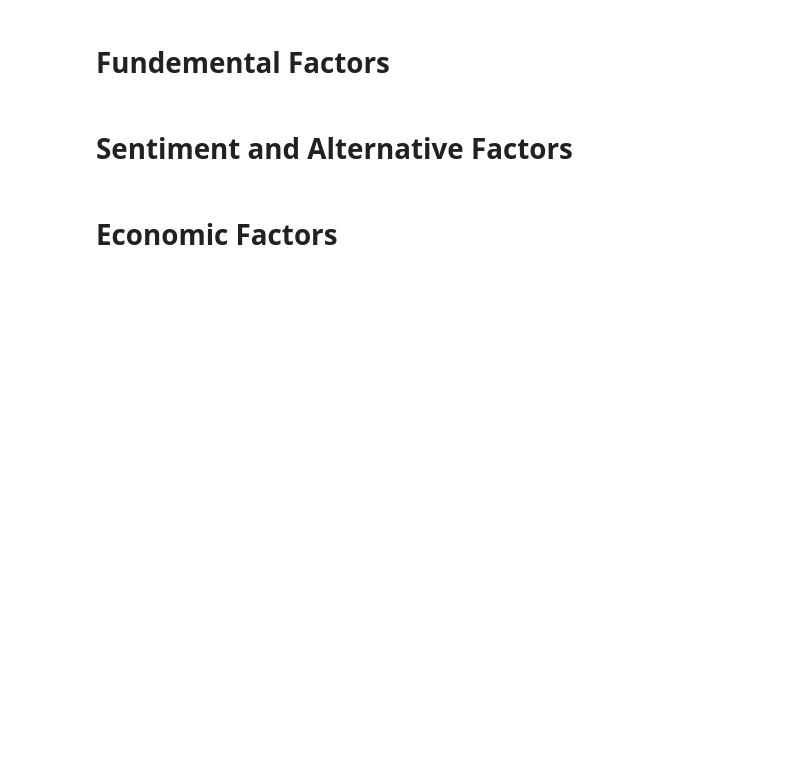
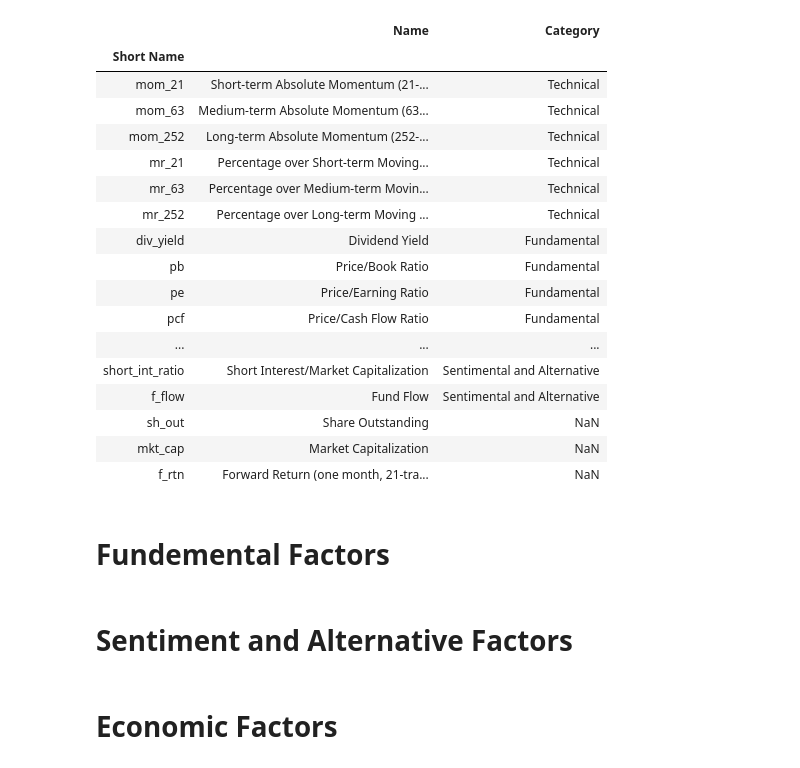
Before and after one commit to xlinGithub/Quantitative-Country-ETF-Trading-Strategy, a Jupyter notebook: process raw data into factor data.ipynb, the cells around one changed output. Drawn from its saved outputs; the diff is of its cells as text; code cells hidden in the pictures; blank space fills up the shorter version.

```diff
--- a/process raw data into factor data.ipynb
+++ b/process raw data into factor data.ipynb
@@ -18,6 +18,28 @@ mapping.head()
 | 2 | EWO | Austria | Developed | EUR BGN Curncy | MXAT | BISBATR Index | GDDBAUST Index | EHGDAT Index | ... |
 | 3 | EWK | Belgium | Developed | EUR BGN Curncy | M1BE5IM | BISBBER Index | GDDBBELG Index | EHGDBE Index | ... |
 | 4 | EWZ | Brazil | Emerging | BRL BGN Curncy | MXBR | BISBZAR Index | GDDBBRAZ Index | EHGDBR Index | ... |
+# %%
+factor_description = pd.read_excel('factor description.xlsx', index_col='Short Name')
+factor_description
+# %% [output]
+|  | Name | Category |
+| Short Name |  |  |
+| mom_21 | Short-term Absolute Momentum (21-... | Technical |
+| mom_63 | Medium-term Absolute Momentum (63... | Technical |
+| mom_252 | Long-term Absolute Momentum (252-... | Technical |
+| mr_21 | Percentage over Short-term Moving... | Technical |
+| mr_63 | Percentage over Medium-term Movin... | Technical |
+| mr_252 | Percentage over Long-term Moving ... | Technical |
+| div_yield | Dividend Yield | Fundamental |
+| pb | Price/Book Ratio | Fundamental |
+| pe | Price/Earning Ratio | Fundamental |
+| pcf | Price/Cash Flow Ratio | Fundamental |
+| ... | ... | ... |
+| short_int_ratio | Short Interest/Market Capitalization | Sentimental and Alternative |
+| f_flow | Fund Flow | Sentimental and Alternative |
+| sh_out | Share Outstanding | NaN |
+| mkt_cap | Market Capitalization | NaN |
+| f_rtn | Forward Return (one month, 21-tra... | NaN |
 # %%
 #specified raw data file location
 raw_data_file_name = 'raw data\BMB_Countries Updated 17.3.xlsx'
```
Also changed, not shown: parts of 4 cells of this notebook, 52 other files.
